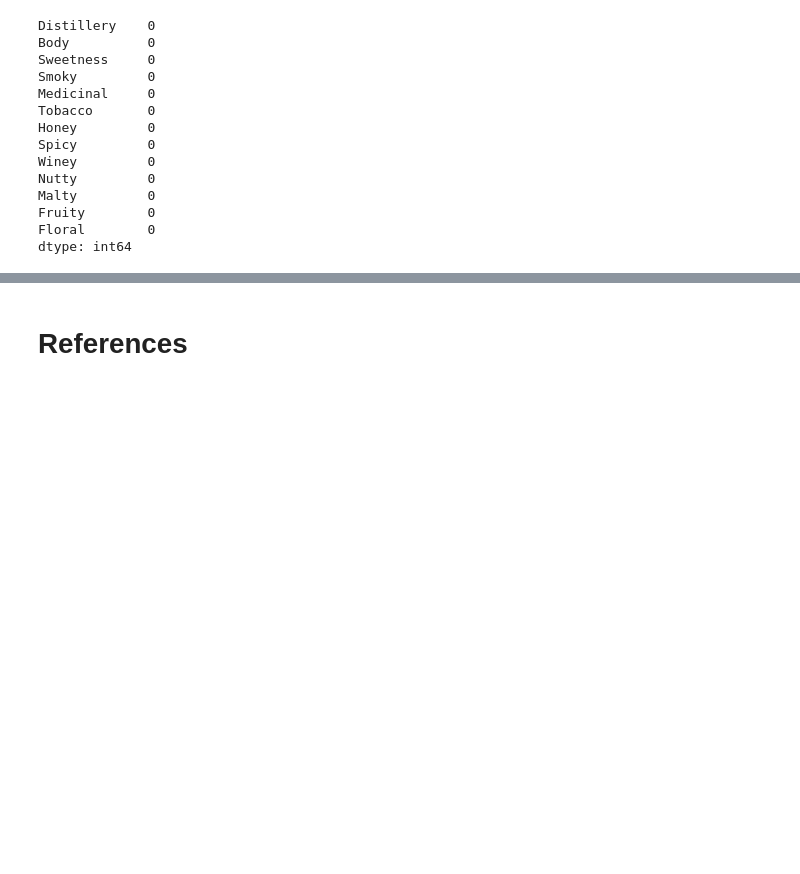
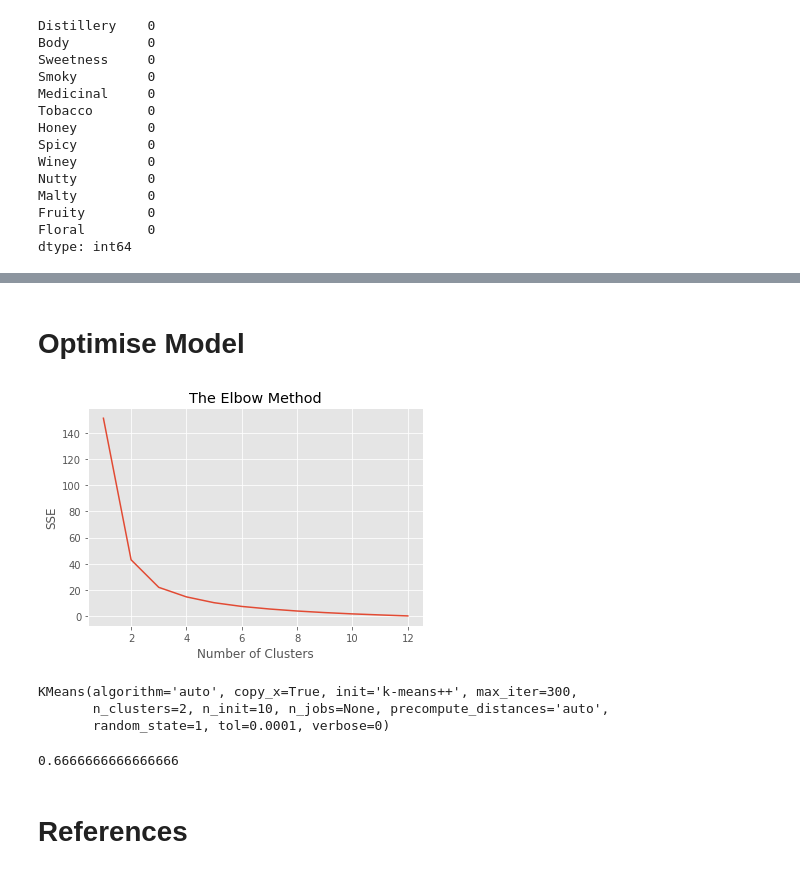
Before and after one commit to Shalom91/K-Means_Whisky_Data, a Jupyter notebook: Whisky_Profiles.ipynb, the cells around one changed output, grey strips where cells are left out. Saved outputs shown, nothing was run; the diff lists cells and outputs as text; code cells hidden in the pictures; blank space fills up the shorter version.

```diff
--- a/Whisky_Profiles.ipynb
+++ b/Whisky_Profiles.ipynb
@@ -101,3 +116,38 @@ plt.show()
+# %% [markdown]
+# Optimise Model
+# %%
+# elbow method
+sse = []
+for i in range(1,13):
+    kmeans = KMeans(n_clusters=i, init='k-means++', max_iter=300, n_init=10, random_state=1)
+    kmeans.fit(x)
+    sse.append(kmeans.inertia_)
+plt.plot(range(1,13), sse)
+plt.title('The Elbow Method')
+plt.xlabel('Number of Clusters')
+plt.ylabel('SSE')
+plt.show()
+# %% [output]
+[figure, added]
+# %%
+kmeans = KMeans(n_clusters=2, max_iter=300, algorithm='auto', random_state=1)
+kmeans.fit(x)
+# %% [output]
+KMeans(algorithm='auto', copy_x=True, init='k-means++', max_iter=300,
+       n_clusters=2, n_init=10, n_jobs=None, precompute_distances='auto',
+       random_state=1, tol=0.0001, verbose=0)
+# %%
+correct = 0
+for i in range(len(x)):
+    predict_me = np.array(x[i].astype(float))
+    predict_me = predict_me.reshape(-1, len(predict_me))
+    prediction = kmeans.predict(predict_me)
+    if prediction[0] == y[i]:
+        correct += 1
+
+print(correct/len(x))
+# %% [output]
+0.6666666666666666
 # %% [markdown]
 # References
 # %% [markdown]
```
Also changed, not shown: parts of 11 cells of this notebook.
